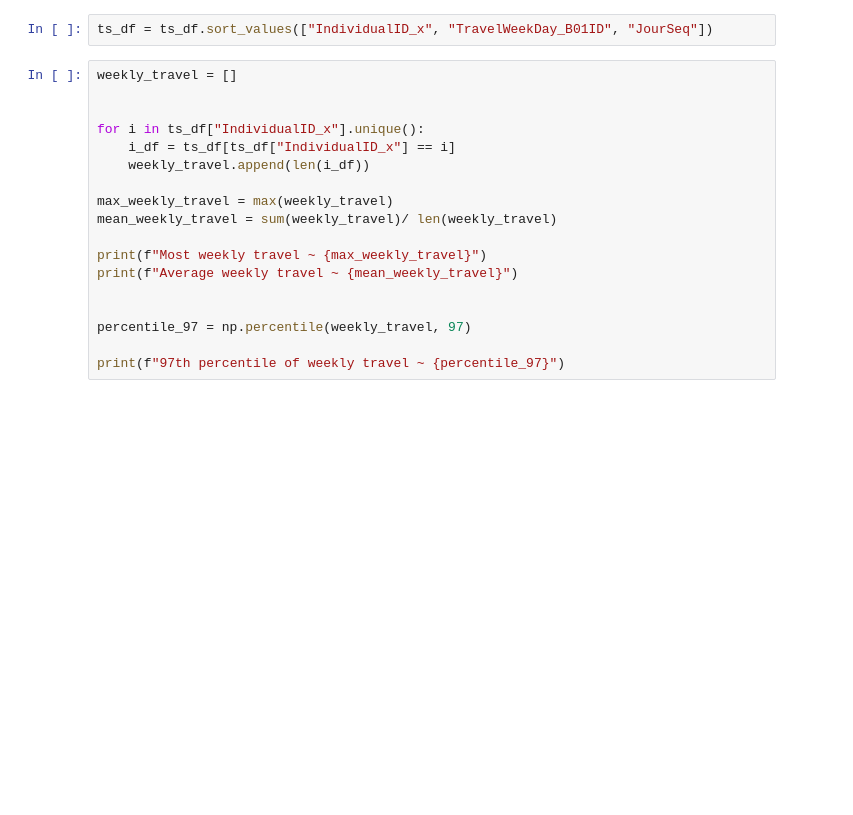
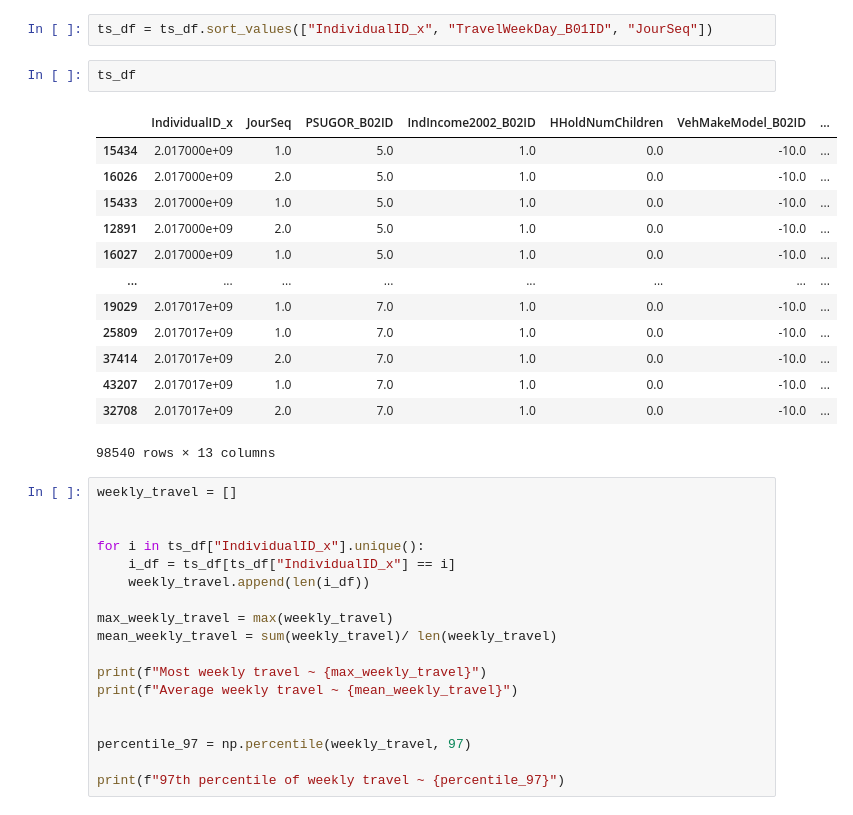
Before and after one commit to andriysinclair/GANS4MOBILITY, a Jupyter notebook: rough.ipynb, the cells around one changed output. Drawn from its saved outputs; the diff is of its cells as text; blank space fills up the shorter version.

```diff
--- a/rough.ipynb
+++ b/rough.ipynb
@@ -29,6 +29,22 @@ extra_vars = ["IndividualID_x", "JourSeq"]
 ts_df = play[extra_vars + individual_vars + temporal_vars + outcome_vars]
 # %%
 ts_df = ts_df.sort_values(["IndividualID_x", "TravelWeekDay_B01ID", "JourSeq"])
+# %%
+ts_df
+# %% [output]
+|  | IndividualID_x | JourSeq | PSUGOR_B02ID | IndIncome2002_B02ID | HHoldNumChildren | VehMakeModel_B02ID | ... |
+| 15434 | 2.017000e+09 | 1.0 | 5.0 | 1.0 | 0.0 | -10.0 | ... |
+| 16026 | 2.017000e+09 | 2.0 | 5.0 | 1.0 | 0.0 | -10.0 | ... |
+| 15433 | 2.017000e+09 | 1.0 | 5.0 | 1.0 | 0.0 | -10.0 | ... |
+| 12891 | 2.017000e+09 | 2.0 | 5.0 | 1.0 | 0.0 | -10.0 | ... |
+| 16027 | 2.017000e+09 | 1.0 | 5.0 | 1.0 | 0.0 | -10.0 | ... |
+| ... | ... | ... | ... | ... | ... | ... | ... |
+| 19029 | 2.017017e+09 | 1.0 | 7.0 | 1.0 | 0.0 | -10.0 | ... |
+| 25809 | 2.017017e+09 | 1.0 | 7.0 | 1.0 | 0.0 | -10.0 | ... |
+| 37414 | 2.017017e+09 | 2.0 | 7.0 | 1.0 | 0.0 | -10.0 | ... |
+| 43207 | 2.017017e+09 | 1.0 | 7.0 | 1.0 | 0.0 | -10.0 | ... |
+| 32708 | 2.017017e+09 | 2.0 | 7.0 | 1.0 | 0.0 | -10.0 | ... |
+98540 rows × 13 columns
 # %%
 weekly_travel = []
 
```
Also changed, not shown: parts of 5 cells of this notebook.
